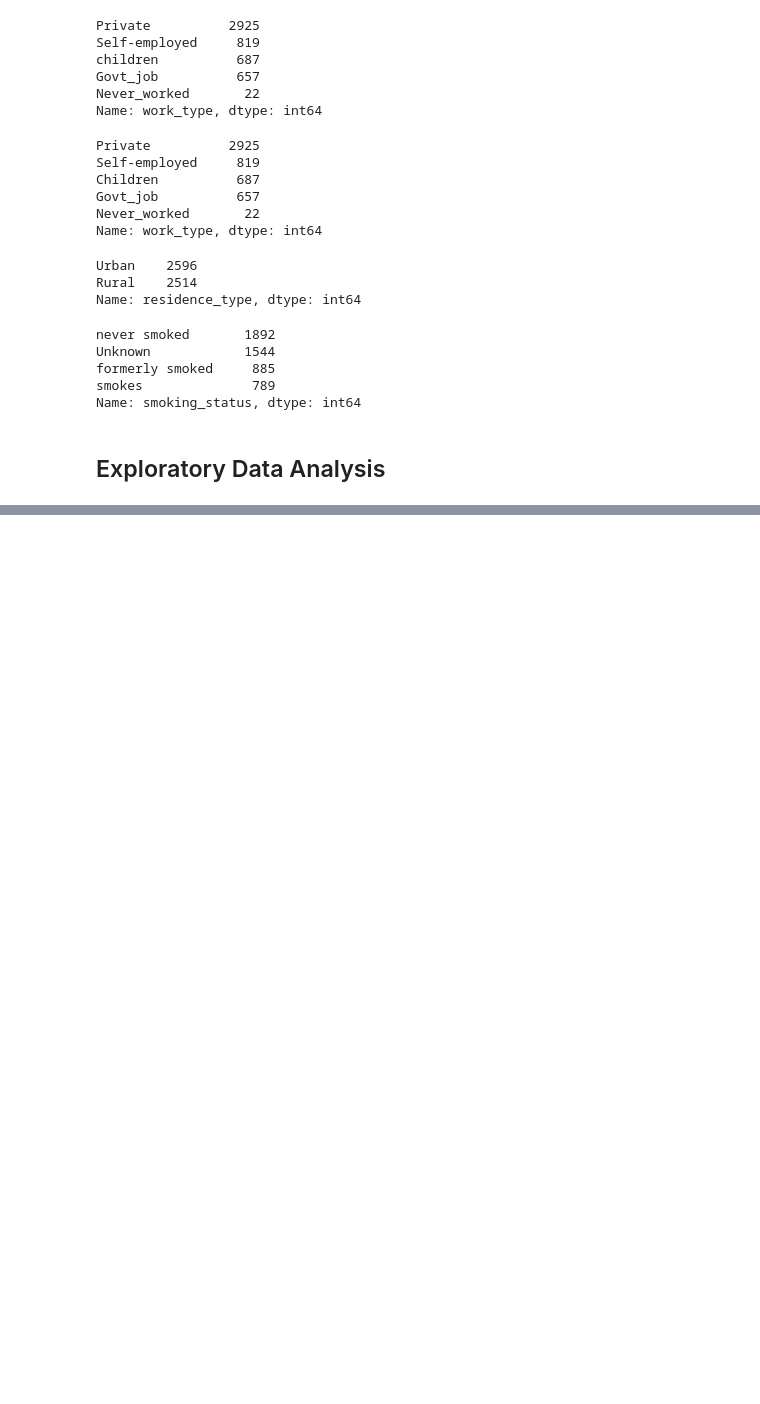
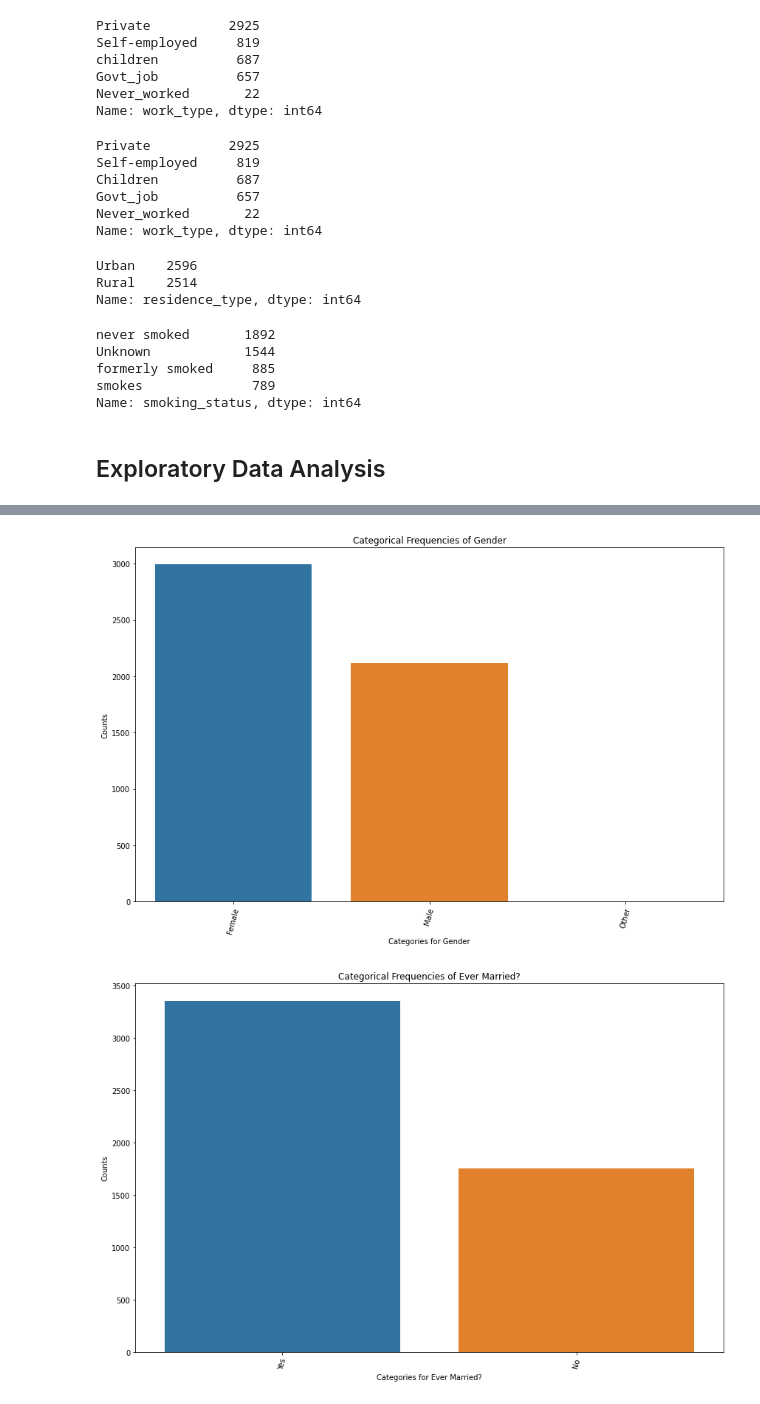
Before and after one commit to kevinbrnett/Classification-Project, a Jupyter notebook: Project_Part_2.ipynb, the cells around one changed output, grey strips where cells are left out. Saved outputs shown, nothing was run; the diff lists cells and outputs as text; code cells hidden in the pictures; blank space fills up the shorter version.

```diff
--- a/Project_Part_2.ipynb
+++ b/Project_Part_2.ipynb
@@ -188,0 +205,26 @@ df.hist(bins='auto', figsize=(15,10));
+# %%
+# Create custom function to create EDA with barplots for categorical frequencies
+# EDA to plot barplots
+def bar_plot(data, x, y, size = (12, 8)):
+  fig, ax = plt.subplots(figsize = size)
+  # Count up categories and sort values
+  count = df[x].value_counts().sort_values(ascending= False).to_frame()
+
+  # Create barplot
+  sns.barplot(data = count, x = count.index, y = count[x], ax = ax)
+  plt.xticks(rotation = 75)
+  ax.set_title(f'Categorical Frequencies of {y}')
+  ax.set_xlabel(f'Categories for {y}')
+  ax.set_ylabel(f'Counts')
+  plt.tight_layout()
+
+  return fig, ax
+# %%
+fig, ax = bar_plot(df, 'gender', 'Gender');
+fig, ax = bar_plot(df, 'ever_married', 'Ever Married?');
+fig, ax = bar_plot(df, 'work_type', 'Type of Work');
+fig, ax = bar_plot(df, 'residence_type', 'Type of Residence');
+fig, ax = bar_plot(df, 'smoking_status', 'Smoking Status');
+# %% [output]
+[figure, added]
+[figure, added]
```
Also changed, not shown: parts of 7 cells of this notebook.
